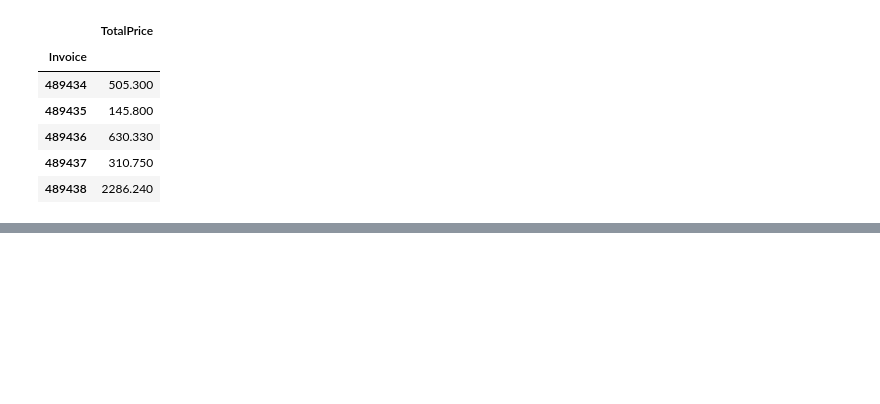
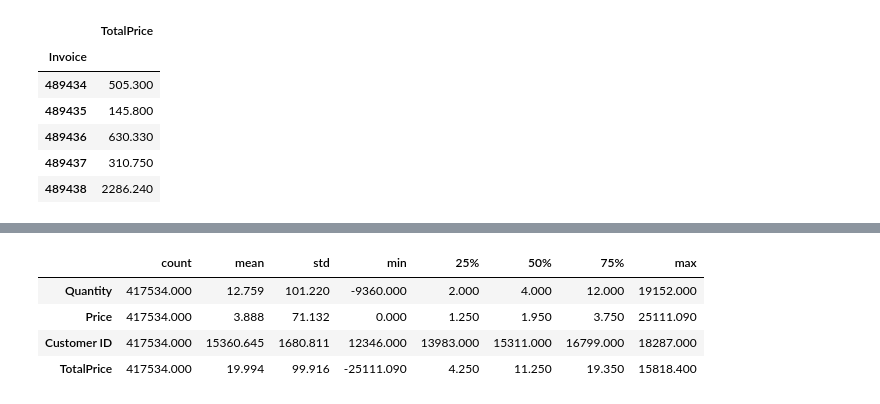
Before and after one commit to dilaraesmer/RFM-Analysis, a Jupyter notebook: Customer_Segmentation_with_RFM.ipynb, the cells around one changed output, grey strips where cells are left out. Drawn from its saved outputs; the diff is of its cells as text; code cells hidden in the pictures; blank space fills up the shorter version.

```diff
--- a/Customer_Segmentation_with_RFM.ipynb
+++ b/Customer_Segmentation_with_RFM.ipynb
@@ -130,0 +150,10 @@ df.groupby("Invoice").agg({"TotalPrice": "sum"}).head()
+# %%
+df.dropna(inplace=True)
+# %%
+df.describe().T
+# %% [output]
+|  | count | mean | std | min | 25% | 50% | 75% | max |
+| Quantity | 417534.000 | 12.759 | 101.220 | -9360.000 | 2.000 | 4.000 | 12.000 | 19152.000 |
+| Price | 417534.000 | 3.888 | 71.132 | 0.000 | 1.250 | 1.950 | 3.750 | 25111.090 |
+| Customer ID | 417534.000 | 15360.645 | 1680.811 | 12346.000 | 13983.000 | 15311.000 | 16799.000 | 18287.000 |
+| TotalPrice | 417534.000 | 19.994 | 99.916 | -25111.090 | 4.250 | 11.250 | 19.350 | 15818.400 |
```
Also changed, not shown: parts of 5 cells of this notebook.
